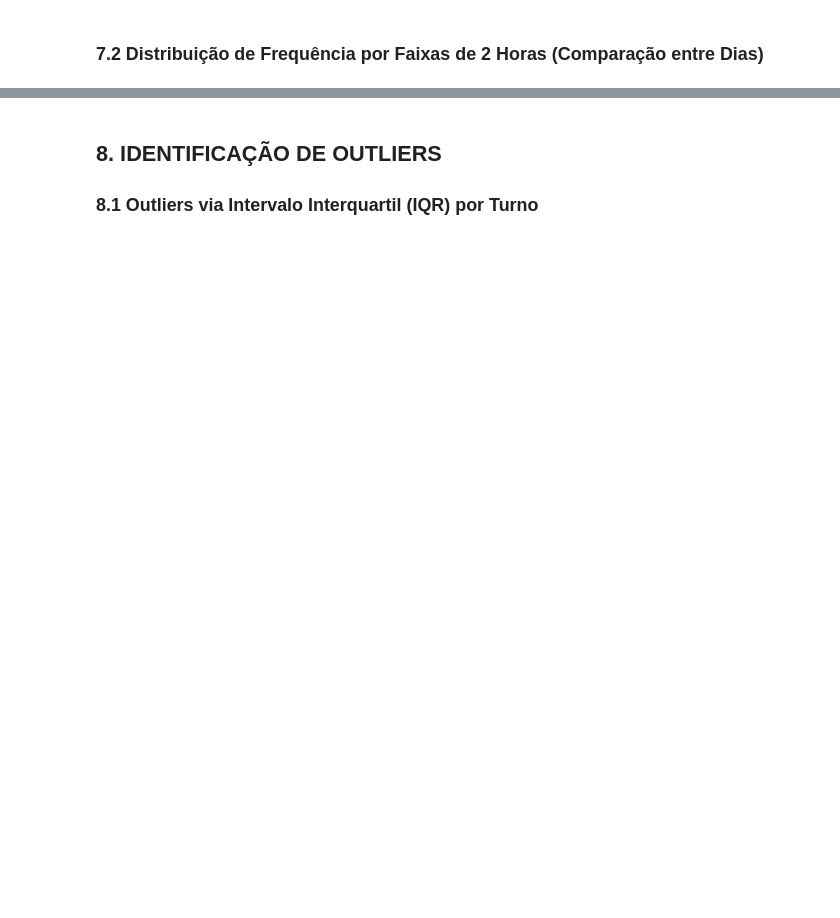
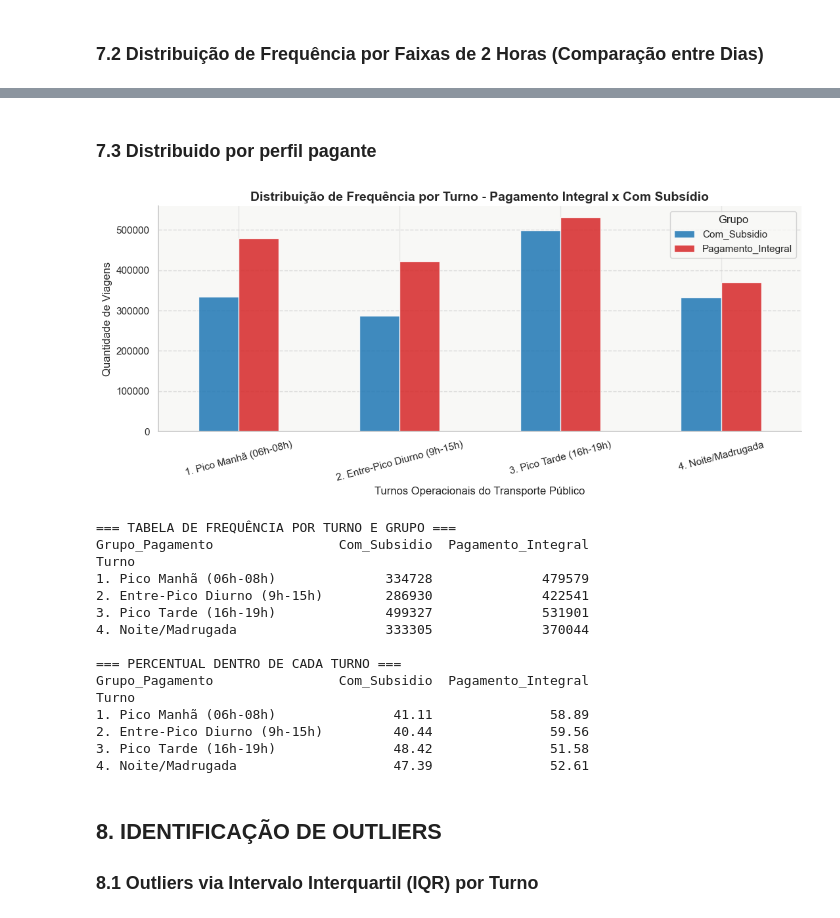
Before and after one commit to Heggendorn/facul, a Jupyter notebook: bilhete_unico_jose_roberto_final.ipynb, the cells around one changed output, grey strips where cells are left out. Cells and saved outputs as stored; diff of their text form; code cells hidden in the pictures; blank space fills up the shorter version.

```diff
--- a/bilhete_unico_jose_roberto_final.ipynb
+++ b/bilhete_unico_jose_roberto_final.ipynb
@@ -749,3 +1060,44 @@ print(f"Dia com menor volume: {viagens_por_dia.idxmin()} ({viagens_por_dia.min()
+# %% [markdown]
+### 7.3  Distribuido por perfil pagante
+# %%
+# === DIVISÃO DE FREQUÊNCIA: Volume por Turno, separado por Grupo de Pagamento ===
+resumo_turno_grupo = Bu.groupby(['Turno', 'Grupo_Pagamento']).size().unstack(fill_value=0)
+
+plt.figure(figsize=(11, 5))
+resumo_turno_grupo.plot(kind='bar', ax=plt.gca(), color=['#1f77b4', '#d62728'], alpha=0.85)
+
+plt.title('Distribuição de Frequência por Turno - Pagamento Integral x Com Subsídio', fontsize=14, fontweight='bold')
+plt.xlabel('Turnos Operacionais do Transporte Público')
+plt.ylabel('Quantidade de Viagens')
+plt.xticks(rotation=15)
+plt.legend(title='Grupo')
+plt.grid(axis='y', linestyle='--', alpha=0.7)
+plt.tight_layout()
+plt.savefig('imgs/frequencia_grupo_pagamento.png', bbox_inches='tight', dpi=150)
+plt.show()
+plt.close()
+
+print("=== TABELA DE FREQUÊNCIA POR TURNO E GRUPO ===")
+print(resumo_turno_grupo)
+print("\n=== PERCENTUAL DENTRO DE CADA TURNO ===")
+print(resumo_turno_grupo.div(resumo_turno_grupo.sum(axis=1), axis=0).mul(100).round(2))
+# %% [output]
+[figure, added]
+=== TABELA DE FREQUÊNCIA POR TURNO E GRUPO ===
+Grupo_Pagamento                Com_Subsidio  Pagamento_Integral
+Turno
+1. Pico Manhã (06h-08h)              334728              479579
+2. Entre-Pico Diurno (9h-15h)        286930              422541
+3. Pico Tarde (16h-19h)              499327              531901
+4. Noite/Madrugada                   333305              370044
+
+=== PERCENTUAL DENTRO DE CADA TURNO ===
+Grupo_Pagamento                Com_Subsidio  Pagamento_Integral
+Turno
+1. Pico Manhã (06h-08h)               41.11               58.89
+2. Entre-Pico Diurno (9h-15h)         40.44               59.56
+3. Pico Tarde (16h-19h)               48.42               51.58
+4. Noite/Madrugada                    47.39               52.61
 # %% [markdown]
 ## **8. IDENTIFICAÇÃO DE OUTLIERS**
 
```
Also changed, not shown: parts of 20 cells of this notebook.
